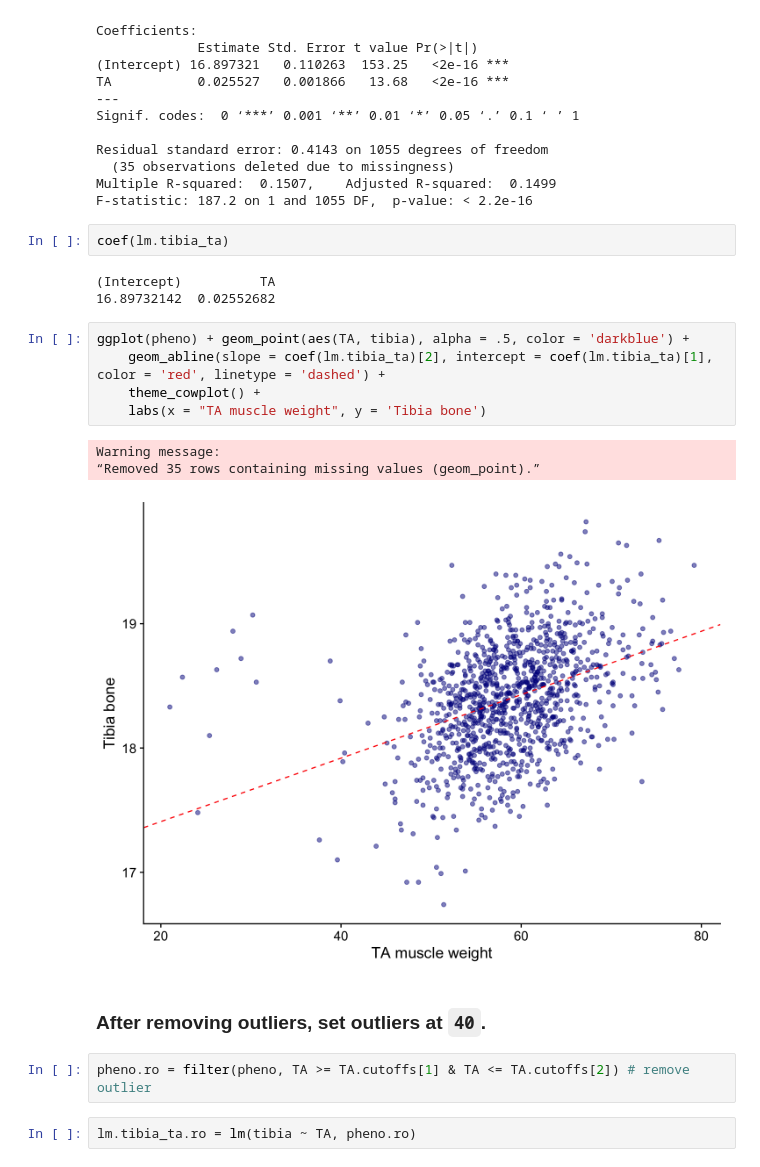
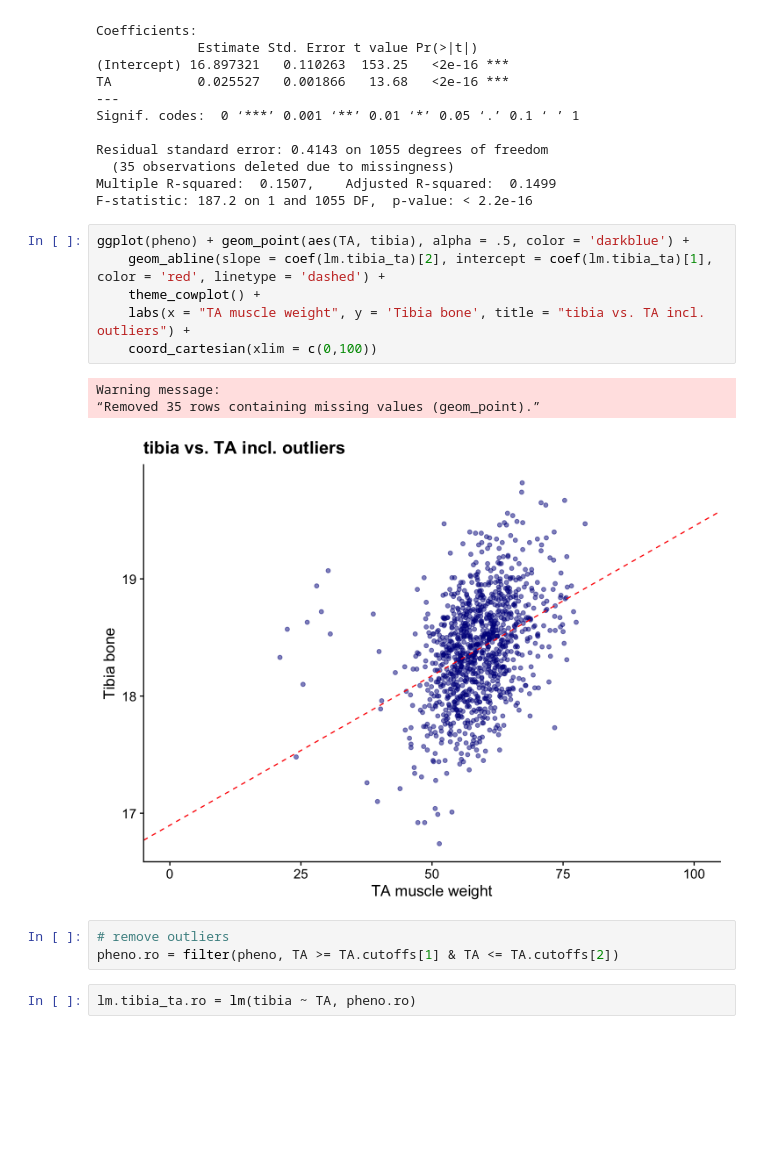
Before and after one commit to daiuc/qBioChallenges, a Jupyter notebook: DataVis.ipynb, the cells around one changed output. Cells and saved outputs as stored; diff of their text form; blank space fills up the shorter version.

```diff
--- a/DataVis.ipynb
+++ b/DataVis.ipynb
@@ -73,24 +108,19 @@ Residual standard error: 0.4143 on 1055 degrees of freedom
   (35 observations deleted due to missingness)
 Multiple R-squared:  0.1507,    Adjusted R-squared:  0.1499
 F-statistic: 187.2 on 1 and 1055 DF,  p-value: < 2.2e-16
-# %%
-coef(lm.tibia_ta)
-# %% [output]
-(Intercept)          TA
-16.89732142  0.02552682
 # %%
 ggplot(pheno) + geom_point(aes(TA, tibia), alpha = .5, color = 'darkblue') +
     geom_abline(slope = coef(lm.tibia_ta)[2], intercept = coef(lm.tibia_ta)[1], color = 'red', linetype = 'dashed') +
     theme_cowplot() +
-    labs(x = "TA muscle weight", y = 'Tibia bone')
+    labs(x = "TA muscle weight", y = 'Tibia bone', title = "tibia vs. TA incl. outliers") +
+    coord_cartesian(xlim = c(0,100))
 # %% [output]
 Warning message:
 “Removed 35 rows containing missing values (geom_point).”
-[figure, old version]
+[figure, new version]
-# %% [markdown]
-### After removing outliers, set outliers at `40`.
 # %%
-pheno.ro = filter(pheno, TA >= TA.cutoffs[1] & TA <= TA.cutoffs[2]) # remove outlier
+# remove outliers
+pheno.ro = filter(pheno, TA >= TA.cutoffs[1] & TA <= TA.cutoffs[2])
 # %%
 lm.tibia_ta.ro = lm(tibia ~ TA, pheno.ro)
 # %%
```
Also changed, not shown: parts of 29 cells of this notebook, 1 other file.
